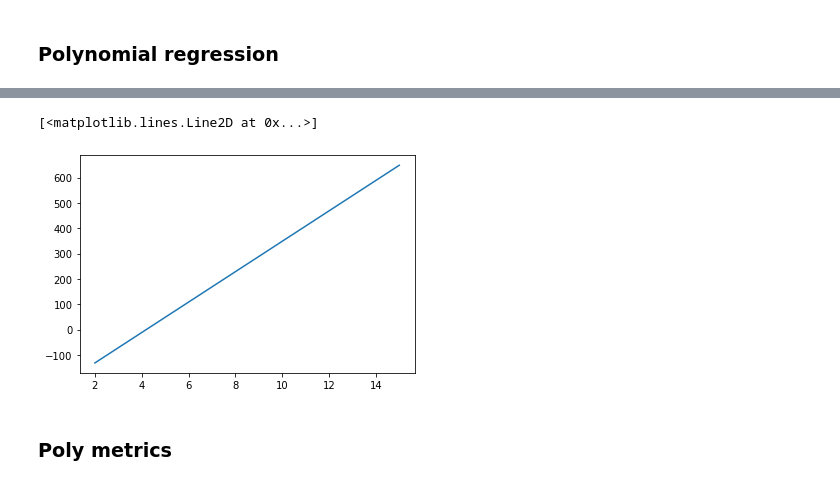
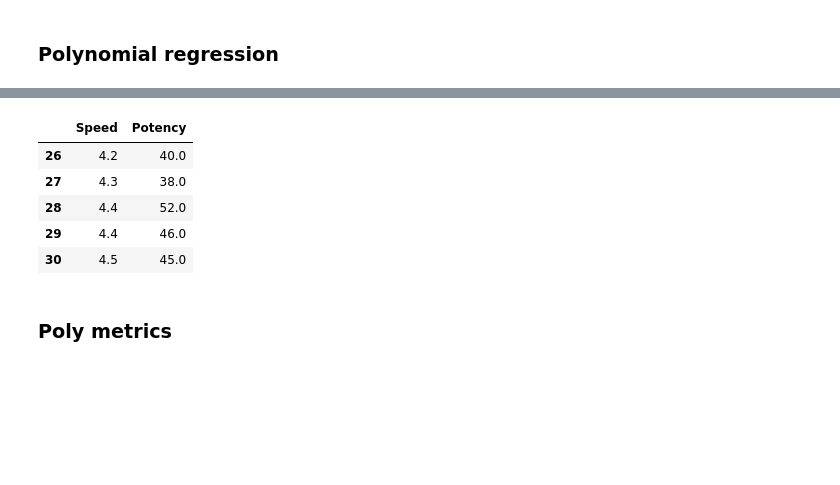
Before and after one commit to GeovaneBarros/Mentoria_Lead, a Jupyter notebook: exercicios4.ipynb, the cells around one changed output, grey strips where cells are left out. Drawn from its saved outputs; the diff is of its cells as text; code cells hidden in the pictures; blank space fills up the shorter version.

```diff
--- a/exercicios4.ipynb
+++ b/exercicios4.ipynb
@@ -67,8 +58,14 @@ The curve
-# %%
-plt.plot(myline, mymodel(myline))
-# %% [output]
-[<matplotlib.lines.Line2D at 0x...>]
-[figure, removed]
+# %%
+from scipy import stats
+df_no_outliers = df[(np.abs(stats.zscore(df)) < 3).all(axis=1)]
+df_no_outliers.head()
+# %% [output]
+|  | Speed | Potency |
+| 26 | 4.2 | 40.0 |
+| 27 | 4.3 | 38.0 |
+| 28 | 4.4 | 52.0 |
+| 29 | 4.4 | 46.0 |
+| 30 | 4.5 | 45.0 |
 # %% [markdown]
 ### Poly metrics
 # %%
```
Also changed, not shown: parts of 17 cells of this notebook, 6 other files.
